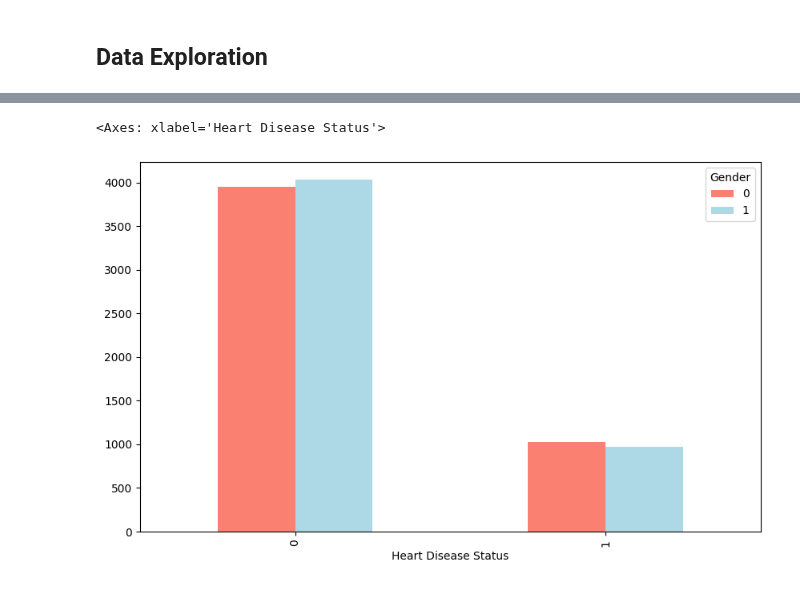
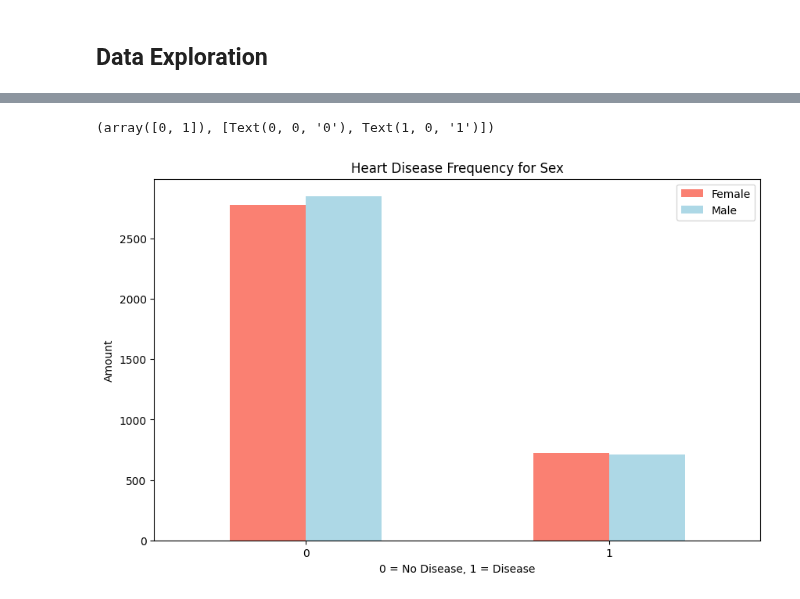
Before and after one commit to ingGibran/Deep-Learning-Notes, a Jupyter notebook: ML Proyects/heart-disease-classification.ipynb, the cells around one changed output, grey strips where cells are left out. Saved outputs shown, nothing was run; the diff lists cells and outputs as text; code cells hidden in the pictures.

```diff
--- a/ML Proyects/heart-disease-classification.ipynb
+++ b/ML Proyects/heart-disease-classification.ipynb
@@ -79,6 +81,8 @@ df.shape # (rows, columns)
 (10000, 21)
 # %% [markdown]
 ## Data Preparation
+# %%
+df = df.dropna()
 # %%
 df = df.replace({
     "Male": 1,
@@ -91,3 +95,8 @@ df = df.replace({
     "Medium": 1,
     "High": 2
 })
+# %%
+df["Heart Disease Status"] = df["Heart Disease Status"].astype(int)
+
+print(df["Heart Disease Status"].unique())
+print(df["Heart Disease Status"].dtype)
@@ -136,5 +162,14 @@ pd.crosstab(df["Heart Disease Status"], df["Gender"])
 # %%
-pd.crosstab(df["Heart Disease Status"], df["Gender"]).plot(kind="bar", color=["salmon", "lightblue"], figsize=(10,6))
+pd.crosstab(df["Heart Disease Status"], df["Gender"]).plot(
+    kind="bar",
+    color=["salmon", "lightblue"],
+    figsize=(10,6))
+
+plt.title("Heart Disease Frequency for Sex")
+plt.xlabel("0 = No Disease, 1 = Disease")
+plt.ylabel("Amount")
+plt.legend(["Female", "Male"])
+plt.xticks(rotation=0)
 # %% [output]
-<Axes: xlabel='Heart Disease Status'>
+(array([0, 1]), [Text(0, 0, '0'), Text(1, 0, '1')])
-[figure, old version]
+[figure, new version]
```
Also changed, not shown: parts of 33 cells of this notebook.
